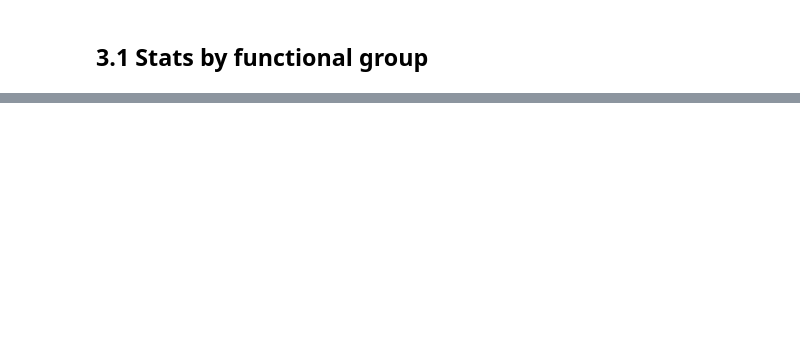
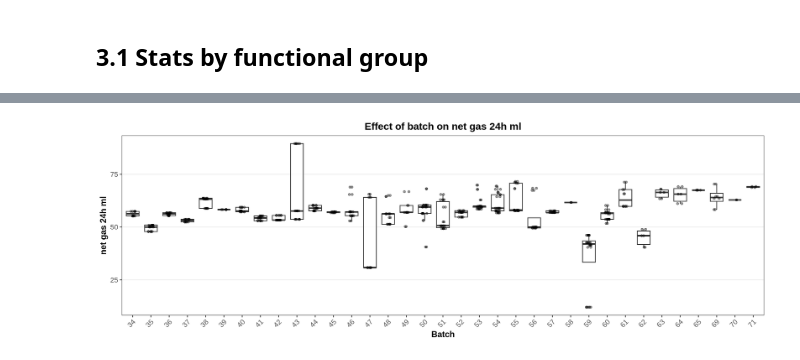
Before and after one commit to maurope/lmf, a Jupyter notebook: notebooks/2026/2026_07_15_R_lmf_stats_report_1.ipynb, the cells around one changed output, grey strips where cells are left out. Saved outputs shown, nothing was run; the diff lists cells and outputs as text; code cells hidden in the pictures; blank space fills up the shorter version.

```diff
--- a/notebooks/2026/2026_07_15_R_lmf_stats_report_1.ipynb
+++ b/notebooks/2026/2026_07_15_R_lmf_stats_report_1.ipynb
@@ -82,0 +274,5 @@ A tibble: 3 × 11
+# %%
+# Quantitative variables to analyze
+variables <-c('undigested_dm_g','dm_incubated','digested_feed_mg','net_gas_8h_ml','net_gas_24h_ml','ch4_8h_ml','ch4_24h_ml',
+              'ch4_percentage_in_gas_8h','ch4_percentage_in_gas_24h','gas_ml_g_dm_incubated_24h','part_fact',
+              'ch4_ml_g_dm_incubated_24h','ch4_ml_g_ndf_digested_24h','methane_intensity','tddm')
@@ -82,0 +312,28 @@ A tibble: 3 × 11
+# %%
+# ANOVA statistics for all variables, summarized in a table
+anova_results <- data.frame(
+  variable = character(),
+  F = numeric(),
+  p = numeric()
+)
+
+for (var in variables) {
+
+  linear_model <- lm(
+    as.formula(paste(var, "~ factor(batch)")),
+    data = star_grass
+  )
+
+  aov_tab <- anova(linear_model)
+
+  anova_results <- rbind(
+    anova_results,
+    data.frame(
+      variable = var,
+      F = aov_tab$`F value`[1],
+      p = aov_tab$`Pr(>F)`[1]
+    )
+  )
+}
+
+anova_results
@@ -155,0 +398,7 @@ Warning message:
+# %%
+# One variable boxplot
+v <- "net_gas_24h_ml"
+options(repr.plot.width = 24, repr.plot.height = 8)
+plot_batch_boxplot(star_grass, v)
+# %% [output]
+[figure, added]
```
Also changed, not shown: parts of 24 cells of this notebook, 7 other files.
